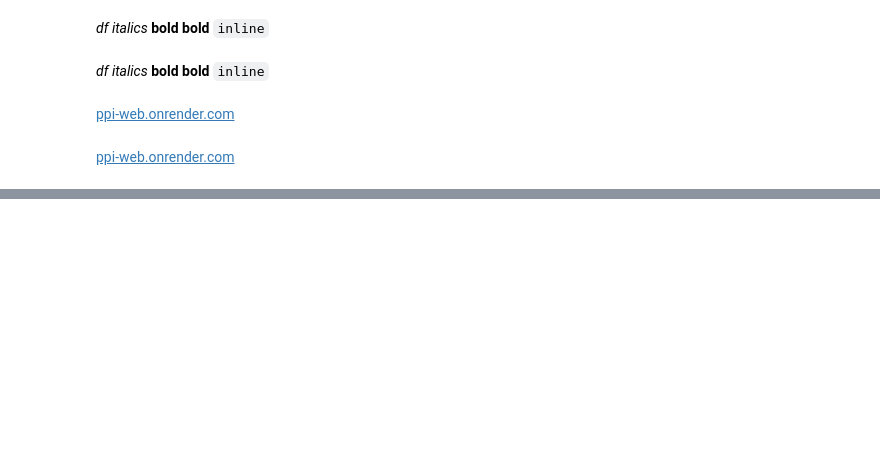
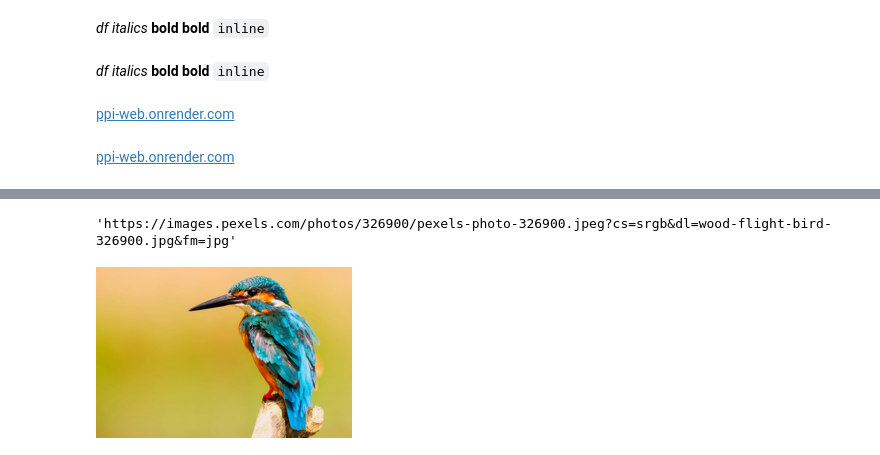
Before and after one commit to Niloy077/Practical-Deep-Learning, a Jupyter notebook: JN_101.ipynb, the cells around one changed output, grey strips where cells are left out. Saved outputs shown, nothing was run; the diff lists cells and outputs as text; code cells hidden in the pictures; blank space fills up the shorter version.

```diff
--- a/JN_101.ipynb
+++ b/JN_101.ipynb
@@ -41,0 +51,21 @@ plt.show()
+# %%
+from duckduckgo_search import DDGS #DuckDuckGo has changed the api so we need to update
+from fastcore.all import *
+
+def search_images(keywords, max_images=200): return L(DDGS().images(keywords, max_results=max_images)).itemgot('image')
+import time, json
+# %%
+urls = search_images('bird photos', max_images=1)
+urls[0]
+# %% [output]
+'https://images.pexels.com/photos/326900/pexels-photo-326900.jpeg?cs=srgb&dl=wood-flight-bird-326900.jpg&fm=jpg'
+# %%
+from fastdownload import download_url
+dest = 'bird.jpg'
+download_url(urls[0], dest, show_progress=False)
+
+from fastai.vision.all import *
+im = Image.open(dest)
+im.to_thumb(256,256)
+# %% [output]
+[figure, added]
```
Also changed, not shown: parts of 7 cells of this notebook, 22 other files.
